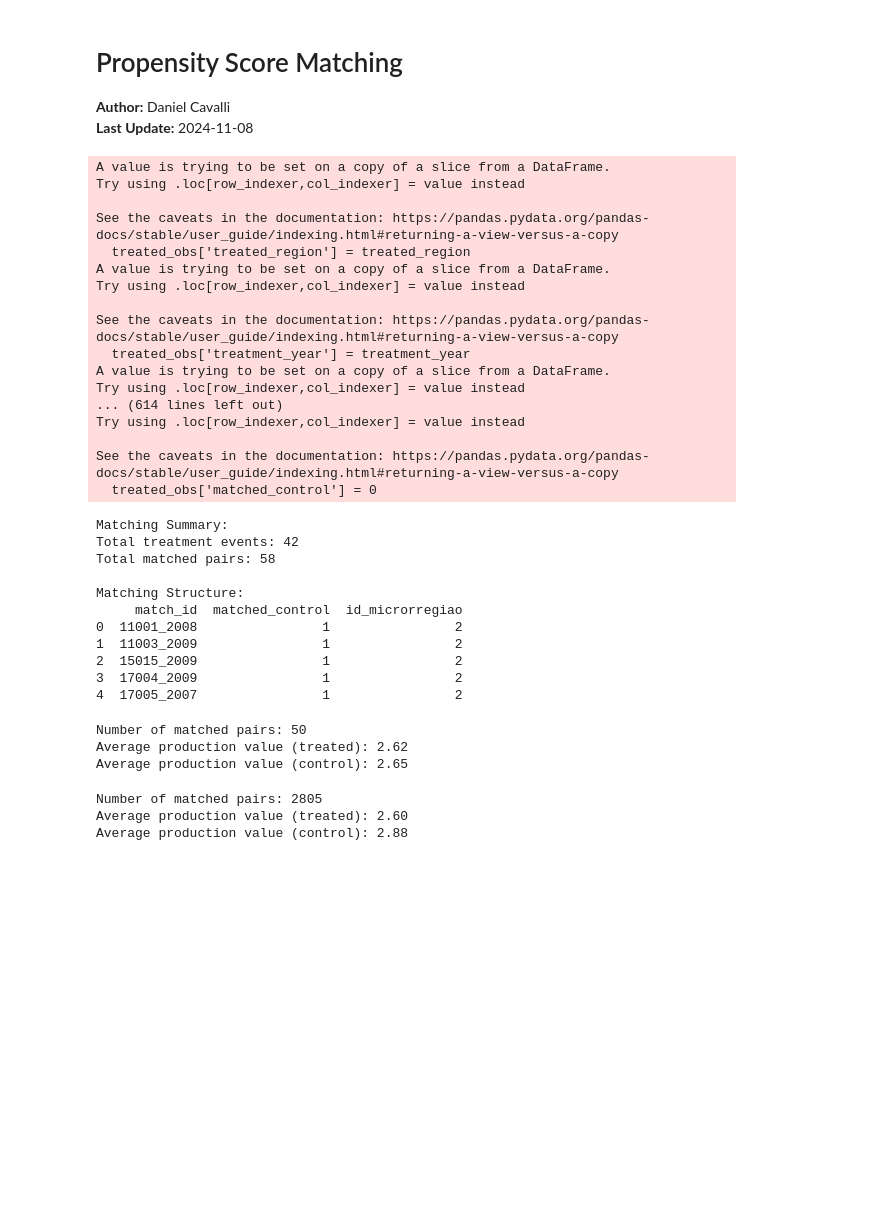
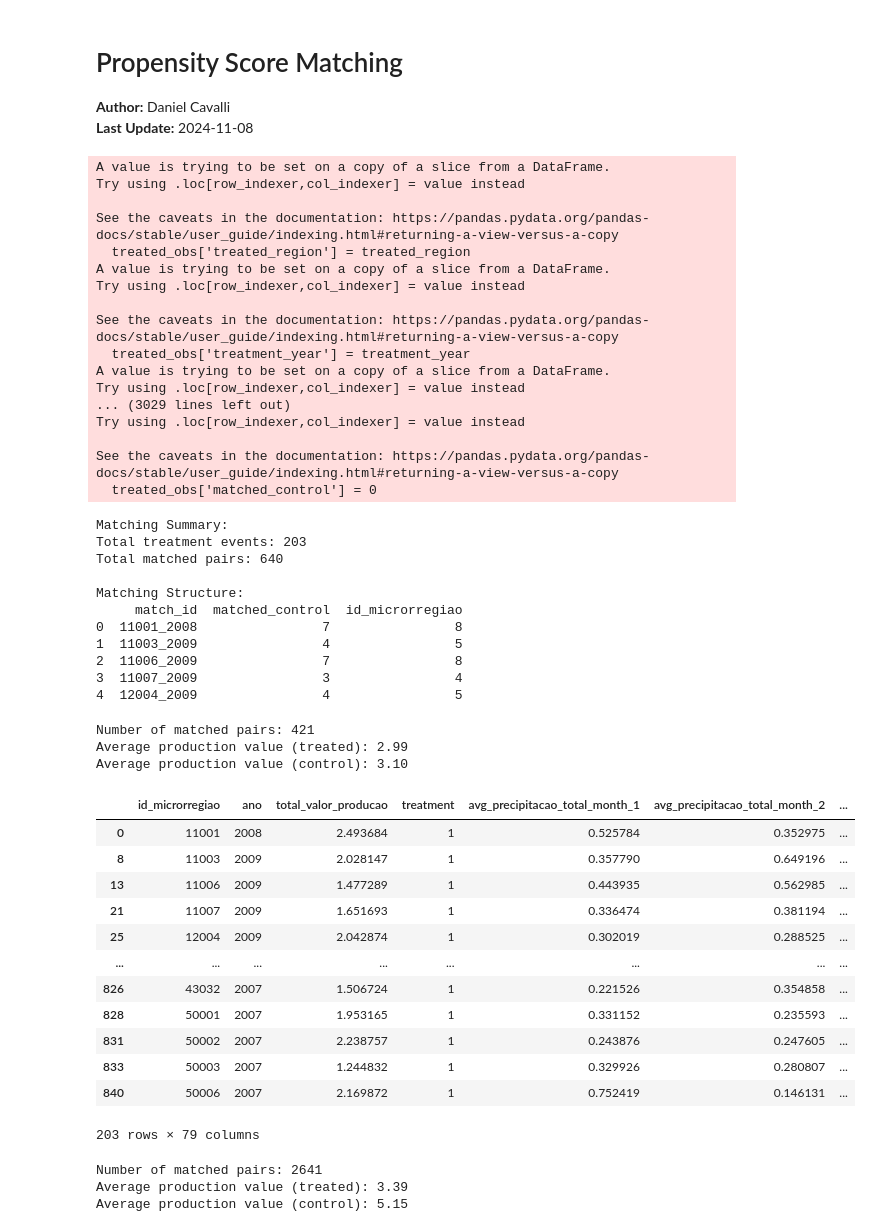
Before and after one commit to danielcavalli/tcc-ie-ufrj-2024, a Jupyter notebook: notebooks/2 - Propensity Score Matching.ipynb, the cells around one changed output. Drawn from its saved outputs; the diff is of its cells as text; code cells hidden in the pictures; blank space fills up the shorter version.

```diff
--- a/notebooks/2 - Propensity Score Matching.ipynb
+++ b/notebooks/2 - Propensity Score Matching.ipynb
@@ -86,7 +86,7 @@ def get_treatment_events(df):
 
     return pd.DataFrame(treatment_events)
 # %%
-def match_for_treatment_event(df, treated_region, treatment_year, features, caliper=0.1):  # Reduced caliper
+def match_for_treatment_event(df, treated_region, treatment_year, features, caliper=0.2):  # Reduced caliper
     """
     Enhanced matching with stricter criteria and exact matching on year
     """
@@ -100,7 +100,7 @@ def match_for_treatment_event(df, treated_region, treatment_year, features, cali
     # Get potential controls from the same year or one year before/after
     potential_controls = df_period[
         (df_period['id_microrregiao'] != treated_region) &
-        (df_period['ano'].between(treatment_year - 1, treatment_year + 1)) &
+        (df_period['ano'].between(treatment_year - 4, treatment_year)) &
         (df_period['treatment'] == 0)
     ]
 
@@ -137,7 +137,7 @@ def match_for_treatment_event(df, treated_region, treatment_year, features, cali
     potential_controls = potential_controls[potential_controls['distance'] <= caliper_threshold]
 
     # Select fewer, better matches
-    matches = potential_controls.nsmallest(n=3, columns='distance')  # Reduced from 5 to 3
+    matches = potential_controls.nsmallest(n=7, columns='distance')  # Reduced from 5 to 3
 
     if len(matches) == 0:
         return None
@@ -199,7 +199,7 @@ def perform_psm_matching(df):
         return None
 # %%
 # Read data
-df = pd.read_csv('../data/csv/PAM_MET_SOJA_pivoted.csv')
+df = pd.read_csv('../data/csv/PAM_MET_PROD_pivoted.csv')
 
 # Perform matching
 matched_df = perform_psm_matching(df)
@@ -234,22 +234,22 @@ See the caveats in the documentation: https://pandas.pydata.org/pandas-docs/stab
   treated_obs['treatment_year'] = treatment_year
 A value is trying to be set on a copy of a slice from a DataFrame.
 Try using .loc[row_indexer,col_indexer] = value instead
-... (614 lines left out)
+... (3029 lines left out)
 Try using .loc[row_indexer,col_indexer] = value instead
 
 See the caveats in the documentation: https://pandas.pydata.org/pandas-docs/stable/user_guide/indexing.html#returning-a-view-versus-a-copy
   treated_obs['matched_control'] = 0
 Matching Summary:
-Total treatment events: 42
-Total matched pairs: 58
+Total treatment events: 203
+Total matched pairs: 640
 
 Matching Structure:
      match_id  matched_control  id_microrregiao
-0  11001_2008                1                2
-1  11003_2009                1                2
-2  15015_2009                1                2
-3  17004_2009                1                2
-4  17005_2007                1                2
+0  11001_2008                7                8
+1  11003_2009                4                5
+2  11006_2009                7                8
+3  11007_2009                3                4
+4  12004_2009                4                5
 # %%
 treated_production = matched_df[matched_df['treatment'] == 1]['total_valor_producao'].mean()
 control_production = matched_df[matched_df['treatment'] == 0]['total_valor_producao'].mean()
@@ -258,9 +258,25 @@ print(f"Number of matched pairs: {len(matched_df) // 2}")
 print(f"Average production value (treated): {treated_production:.2f}")
 print(f"Average production value (control): {control_production:.2f}")
 # %% [output]
-Number of matched pairs: 50
-Average production value (treated): 2.62
-Average production value (control): 2.65
+Number of matched pairs: 421
+Average production value (treated): 2.99
+Average production value (control): 3.10
+# %%
+matched_df[matched_df['treatment'] == 1]
+# %% [output]
+|  | id_microrregiao | ano | total_valor_producao | treatment | avg_precipitacao_total_month_1 | avg_precipitacao_total_month_2 | ... |
+| 0 | 11001 | 2008 | 2.493684 | 1 | 0.525784 | 0.352975 | ... |
+| 8 | 11003 | 2009 | 2.028147 | 1 | 0.357790 | 0.649196 | ... |
+| 13 | 11006 | 2009 | 1.477289 | 1 | 0.443935 | 0.562985 | ... |
+| 21 | 11007 | 2009 | 1.651693 | 1 | 0.336474 | 0.381194 | ... |
+| 25 | 12004 | 2009 | 2.042874 | 1 | 0.302019 | 0.288525 | ... |
+| ... | ... | ... | ... | ... | ... | ... | ... |
+| 826 | 43032 | 2007 | 1.506724 | 1 | 0.221526 | 0.354858 | ... |
+| 828 | 50001 | 2007 | 1.953165 | 1 | 0.331152 | 0.235593 | ... |
+| 831 | 50002 | 2007 | 2.238757 | 1 | 0.243876 | 0.247605 | ... |
+| 833 | 50003 | 2007 | 1.244832 | 1 | 0.329926 | 0.280807 | ... |
+| 840 | 50006 | 2007 | 2.169872 | 1 | 0.752419 | 0.146131 | ... |
+203 rows × 79 columns
 # %%
 un_treated_production = df[df['treatment'] == 1]['total_valor_producao'].mean()
 un_control_production = df[df['treatment'] == 0]['total_valor_producao'].mean()
@@ -269,6 +285,6 @@ print(f"Number of matched pairs: {len(df) // 2}")
 print(f"Average production value (treated): {un_treated_production:.2f}")
 print(f"Average production value (control): {un_control_production:.2f}")
 # %% [output]
-Number of matched pairs: 2805
-Average production value (treated): 2.60
-Average production value (control): 2.88
+Number of matched pairs: 2641
+Average production value (treated): 3.39
+Average production value (control): 5.15
```
Also changed, not shown: parts of 1 cell of this notebook, 3 other files.
